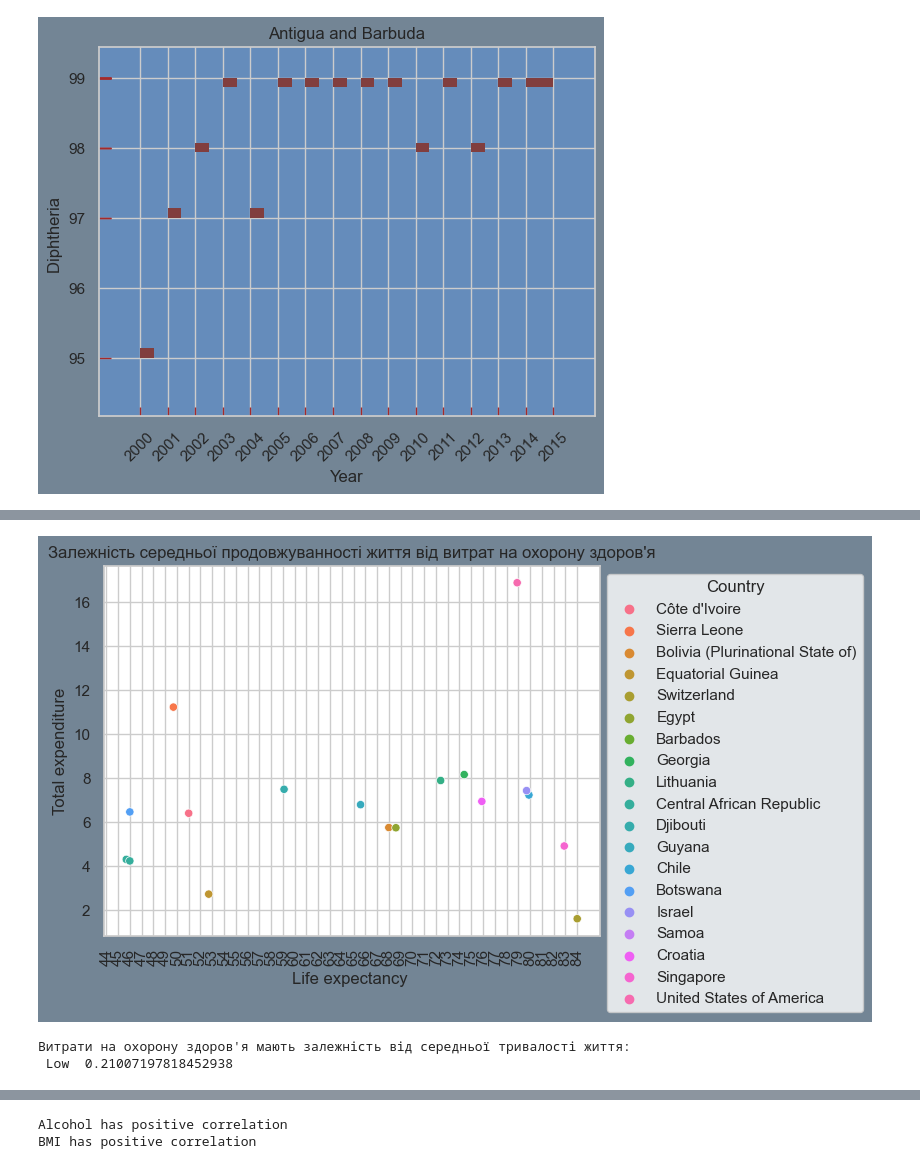
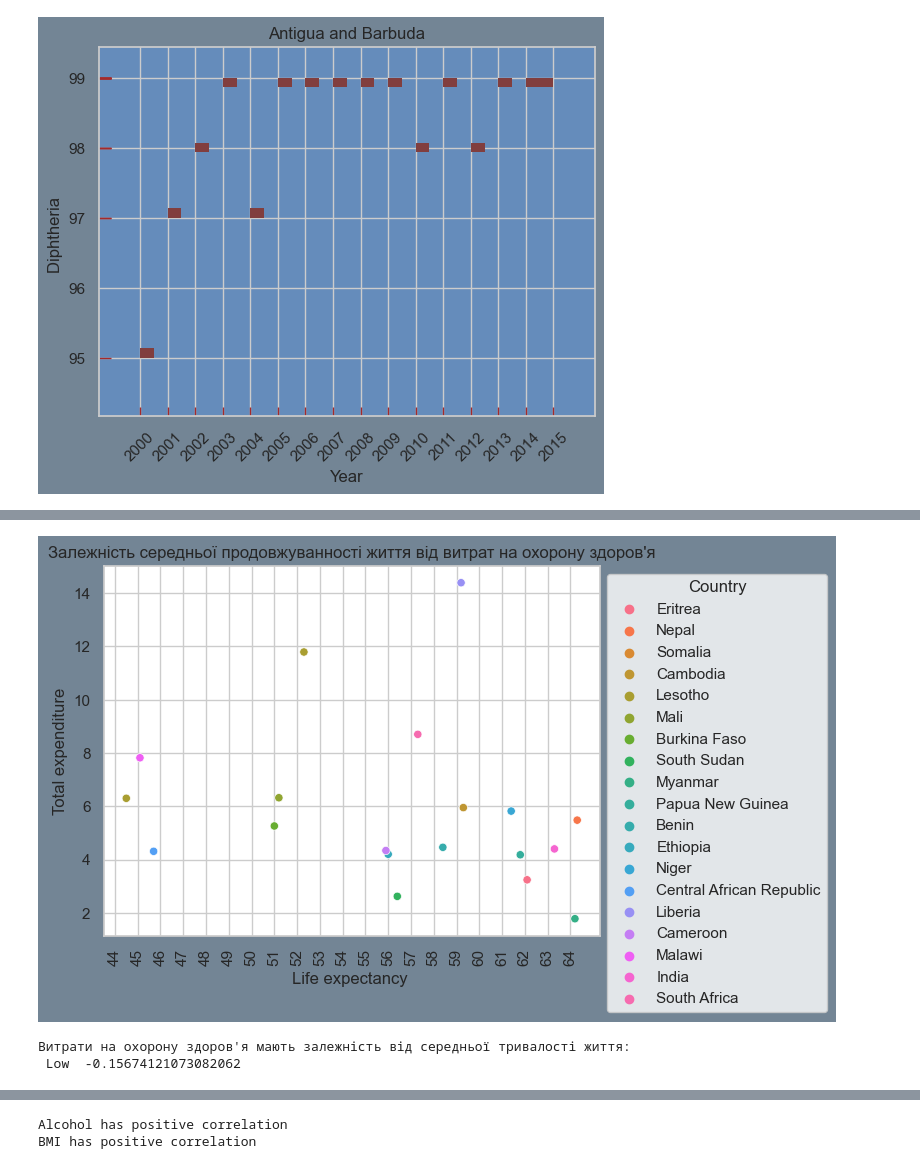
Before and after one commit to PrinceVIS/IADlabsPP32, a Jupyter notebook: Lab_3/Lab3.ipynb, the cells around one changed output, grey strips where cells are left out. Cells and saved outputs as stored; diff of their text form; code cells hidden in the pictures.

```diff
--- a/Lab_3/Lab3.ipynb
+++ b/Lab_3/Lab3.ipynb
@@ -384,19 +384,19 @@ Schooling  High  correlation  0.7519754627366979
 # %%
 sns.set_theme(style='whitegrid', rc={'axes.facecolor': sns.xkcd_rgb['white'], 'figure.facecolor': sns.xkcd_rgb['steel']})
 
-life_expectancy = dataset[dataset['Life expectancy ']<85]
+life_expectancy = dataset[dataset['Life expectancy ']<65]
 life_expectancy_s = life_expectancy.sample(n = 20)
 
 fig, ax = plt.subplots()
 plt.title("Залежність середньої продовжуванності життя від витрат на охорону здоров'я")
-ax.set_xticks(np.arange(0, 85))
+ax.set_xticks(np.arange(0, 65))
 plt.xticks(rotation=90)
 
 splot = sns.scatterplot(life_expectancy_s, x='Life expectancy ', y ='Total expenditure', hue = 'Country')
 sns.move_legend(splot, "upper left", bbox_to_anchor=(1, 1))
 plt.show()
 # %% [output]
-[figure, old version]
+[figure, new version]
 # %%
 life_expectancy_cor = life_expectancy['Total expenditure'].corr(life_expectancy['Life expectancy '])
 
@@ -411,7 +411,7 @@ if(-1 <= life_expectancy_cor <= -0.5 or 0.5 <= life_expectancy_cor <= 1):
     print( " High ", life_expectancy_cor)
 # %% [output]
 Витрати на охорону здоров'я мають залежність від середньої тривалості життя:
- Low  0.21007197818452938
+ Low  -0.15674121073082062
 # %%
 sns.set_theme(style='whitegrid', rc={'axes.facecolor': sns.xkcd_rgb['white'], 'figure.facecolor': sns.xkcd_rgb['steel']})
 
```
Also changed, not shown: parts of 6 cells of this notebook.
